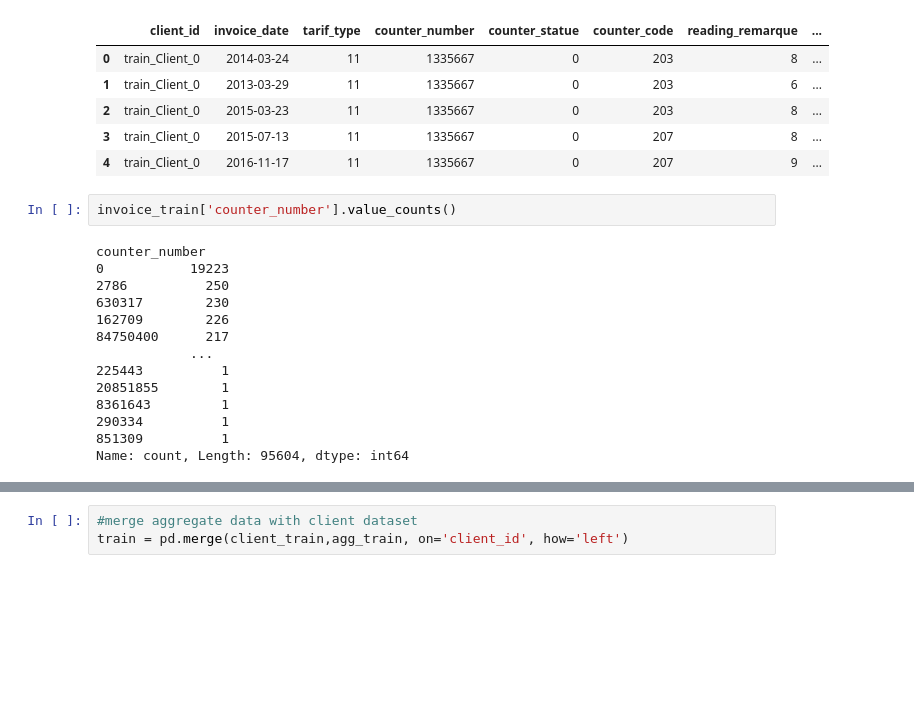
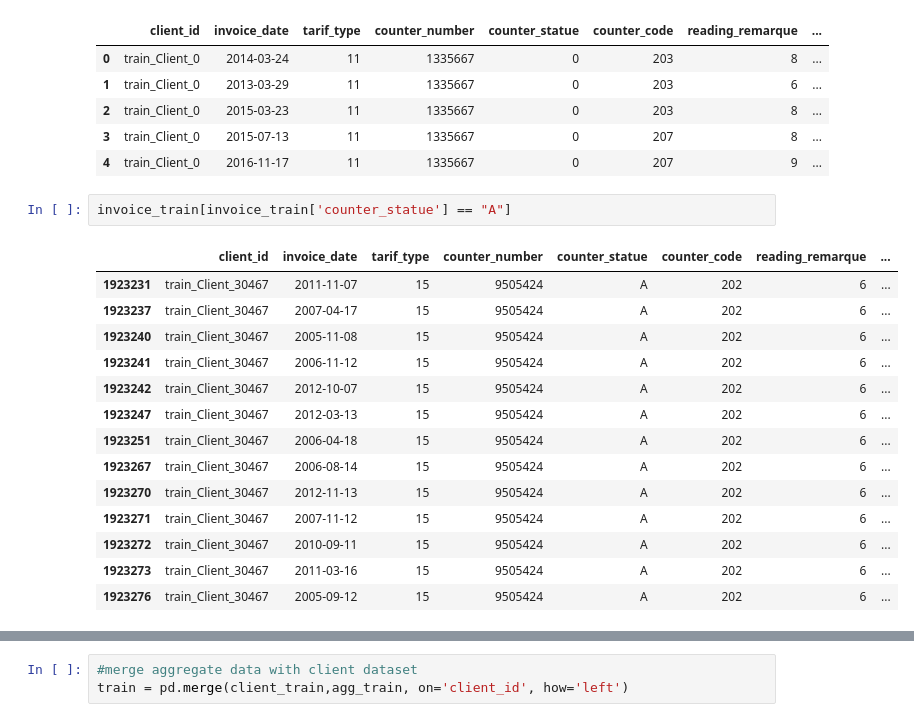
Before and after one commit to Mach-web/electricity_fraud_detection, a Jupyter notebook: Fraud_Detection_Starter.ipynb, the cells around one changed output, grey strips where cells are left out. Saved outputs shown, nothing was run; the diff lists cells and outputs as text; blank space fills up the shorter version.

```diff
--- a/Fraud_Detection_Starter.ipynb
+++ b/Fraud_Detection_Starter.ipynb
@@ -335,19 +335,20 @@ invoice_train.head(5)
 | 2 | train_Client_0 | 2015-03-23 | 11 | 1335667 | 0 | 203 | 8 | ... |
 | 3 | train_Client_0 | 2015-07-13 | 11 | 1335667 | 0 | 207 | 8 | ... |
 | 4 | train_Client_0 | 2016-11-17 | 11 | 1335667 | 0 | 207 | 9 | ... |
-# %%
-invoice_train['counter_number'].value_counts()
-# %% [output]
-counter_number
-0           19223
-2786          250
-630317        230
-162709        226
-84750400      217
-            ...
-225443          1
-20851855        1
-8361643         1
-290334          1
-851309          1
-Name: count, Length: 95604, dtype: int64
+# %%
+invoice_train[invoice_train['counter_statue'] == "A"]
+# %% [output]
+|  | client_id | invoice_date | tarif_type | counter_number | counter_statue | counter_code | reading_remarque | ... |
+| 1923231 | train_Client_30467 | 2011-11-07 | 15 | 9505424 | A | 202 | 6 | ... |
+| 1923237 | train_Client_30467 | 2007-04-17 | 15 | 9505424 | A | 202 | 6 | ... |
+| 1923240 | train_Client_30467 | 2005-11-08 | 15 | 9505424 | A | 202 | 6 | ... |
+| 1923241 | train_Client_30467 | 2006-11-12 | 15 | 9505424 | A | 202 | 6 | ... |
+| 1923242 | train_Client_30467 | 2012-10-07 | 15 | 9505424 | A | 202 | 6 | ... |
+| 1923247 | train_Client_30467 | 2012-03-13 | 15 | 9505424 | A | 202 | 6 | ... |
+| 1923251 | train_Client_30467 | 2006-04-18 | 15 | 9505424 | A | 202 | 6 | ... |
+| 1923267 | train_Client_30467 | 2006-08-14 | 15 | 9505424 | A | 202 | 6 | ... |
+| 1923270 | train_Client_30467 | 2012-11-13 | 15 | 9505424 | A | 202 | 6 | ... |
+| 1923271 | train_Client_30467 | 2007-11-12 | 15 | 9505424 | A | 202 | 6 | ... |
+| 1923272 | train_Client_30467 | 2010-09-11 | 15 | 9505424 | A | 202 | 6 | ... |
+| 1923273 | train_Client_30467 | 2011-03-16 | 15 | 9505424 | A | 202 | 6 | ... |
+| 1923276 | train_Client_30467 | 2005-09-12 | 15 | 9505424 | A | 202 | 6 | ... |
```
Also changed, not shown: parts of 7 cells of this notebook.
